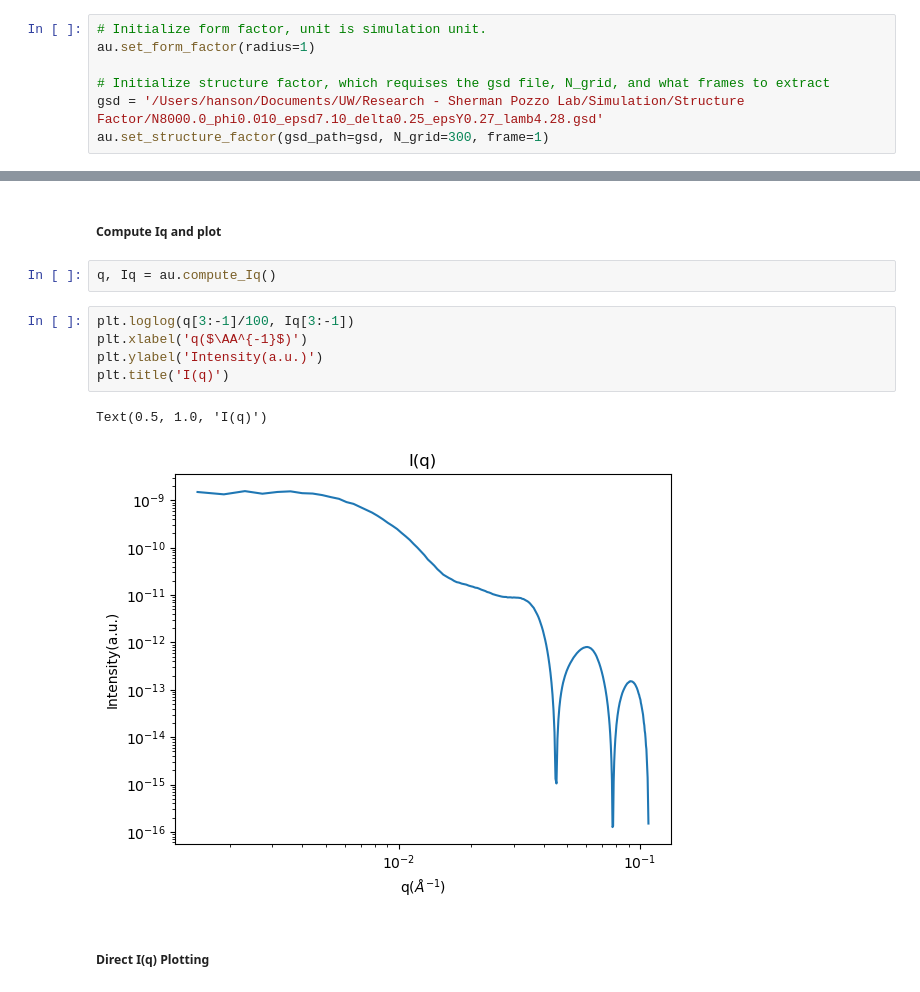
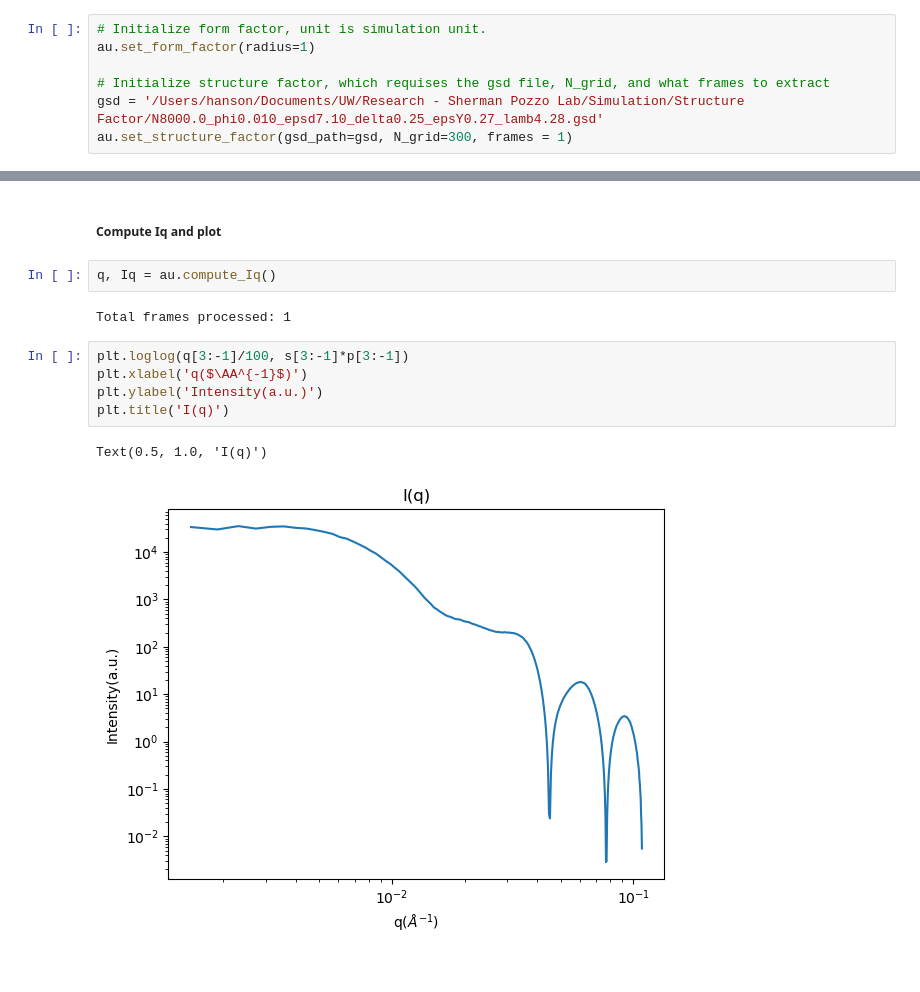
Before and after one commit to hansoncjc/gsd2sas, a Jupyter notebook: examples/Sphere.ipynb, the cells around one changed output, grey strips where cells are left out. Drawn from its saved outputs; the diff is of its cells as text.

```diff
--- a/examples/Sphere.ipynb
+++ b/examples/Sphere.ipynb
@@ -21,7 +21,7 @@ au.set_form_factor(radius=1)
 
 # Initialize structure factor, which requises the gsd file, N_grid, and what frames to extract
 gsd = '/Users/hanson/Documents/UW/Research - Sherman Pozzo Lab/Simulation/Structure Factor/N8000.0_phi0.010_epsd7.10_delta0.25_epsY0.27_lamb4.28.gsd'
-au.set_structure_factor(gsd_path=gsd, N_grid=300, frame=1)
+au.set_structure_factor(gsd_path=gsd, N_grid=300, frames = 1)
 # %% [markdown]
 ##### Compute Structure Factor(Optional)
 # %%
@@ -52,13 +61,13 @@ plt.yscale('log')
 ##### Compute Iq and plot
 # %%
 q, Iq = au.compute_Iq()
+# %% [output]
+Total frames processed: 1
 # %%
-plt.loglog(q[3:-1]/100, Iq[3:-1])
+plt.loglog(q[3:-1]/100, s[3:-1]*p[3:-1])
 plt.xlabel('q($\AA^{-1}$)')
 plt.ylabel('Intensity(a.u.)')
 plt.title('I(q)')
 # %% [output]
 Text(0.5, 1.0, 'I(q)')
-[figure, old version]
+[figure, new version]
-# %% [markdown]
-##### Direct I(q) Plotting
```
Also changed, not shown: parts of 3 cells of this notebook, 1 other file.
